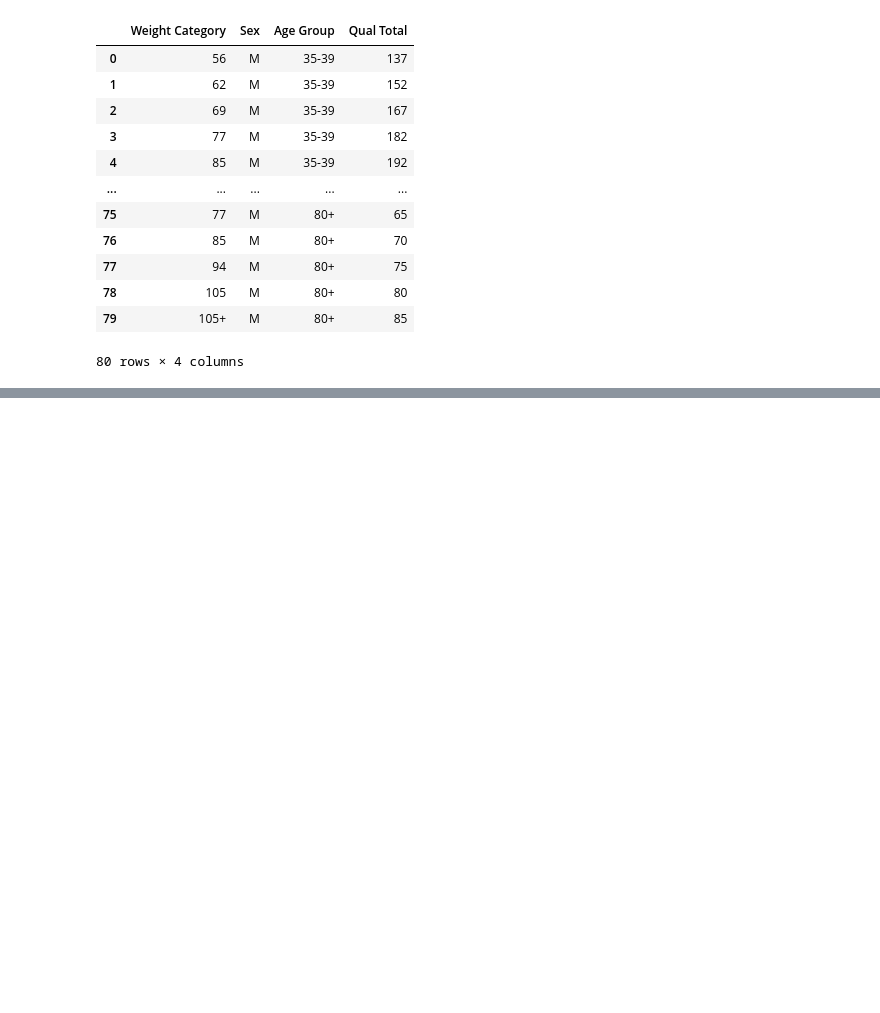
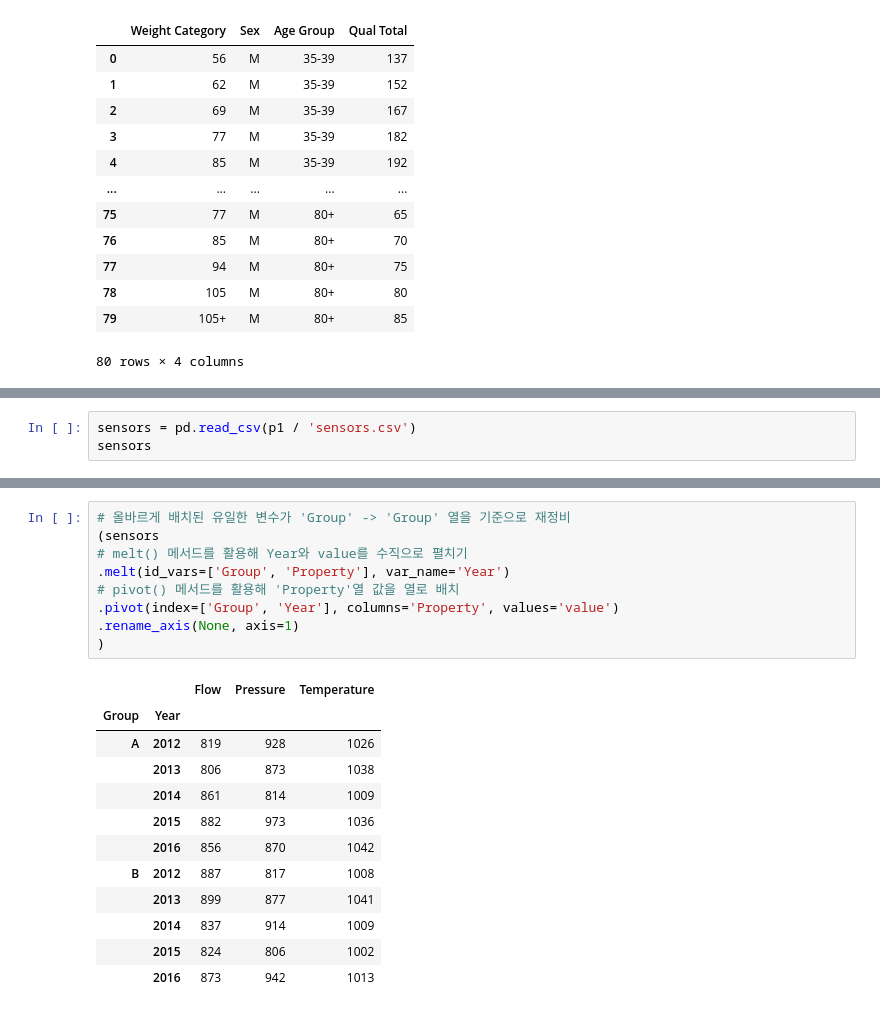
Before and after one commit to minstrel1149/pandas_practice-cookbook1, a Jupyter notebook: Pd_cookbook_1_chapter10.ipynb, the cells around one changed output, grey strips where cells are left out. Saved outputs shown, nothing was run; the diff lists cells and outputs as text; blank space fills up the shorter version.

```diff
--- a/Pd_cookbook_1_chapyer10.ipynb
+++ b/Pd_cookbook_1_chapter10.ipynb
@@ -367,0 +434,3 @@ weightlifting
+# %%
+sensors = pd.read_csv(p1 / 'sensors.csv')
+sensors
@@ -367,0 +445,22 @@ weightlifting
+# %%
+# 올바르게 배치된 유일한 변수가 'Group' -> 'Group' 열을 기준으로 재정비
+(sensors
+# melt() 메서드를 활용해 Year와 value를 수직으로 펼치기
+.melt(id_vars=['Group', 'Property'], var_name='Year')
+# pivot() 메서드를 활용해 'Property'열 값을 열로 배치
+.pivot(index=['Group', 'Year'], columns='Property', values='value')
+.rename_axis(None, axis=1)
+)
+# %% [output]
+|  |  | Flow | Pressure | Temperature |
+| Group | Year |  |  |  |
+| A | 2012 | 819 | 928 | 1026 |
+|  | 2013 | 806 | 873 | 1038 |
+|  | 2014 | 861 | 814 | 1009 |
+|  | 2015 | 882 | 973 | 1036 |
+|  | 2016 | 856 | 870 | 1042 |
+| B | 2012 | 887 | 817 | 1008 |
+|  | 2013 | 899 | 877 | 1041 |
+|  | 2014 | 837 | 914 | 1009 |
+|  | 2015 | 824 | 806 | 1002 |
+|  | 2016 | 873 | 942 | 1013 |
```
Also changed, not shown: parts of 6 cells of this notebook, 2 other files.
